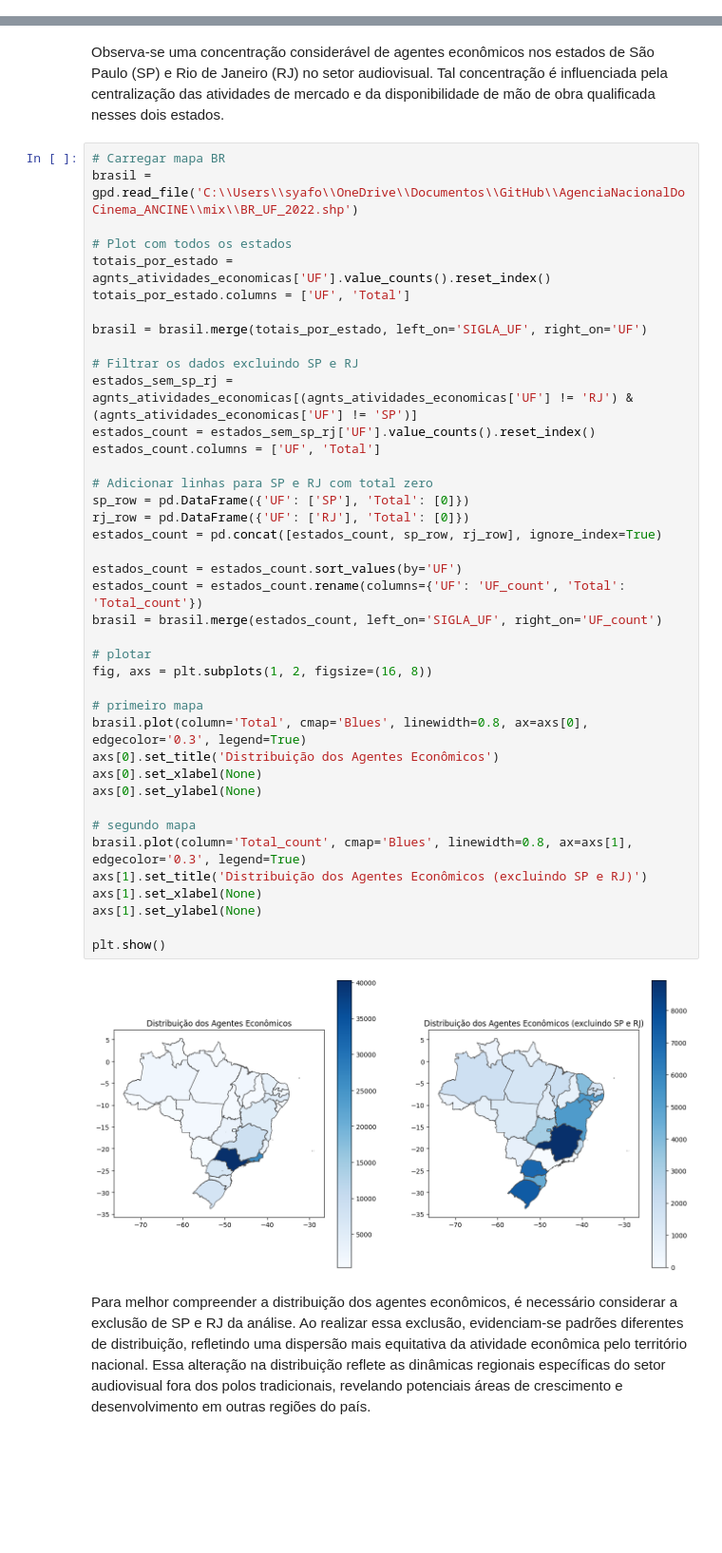
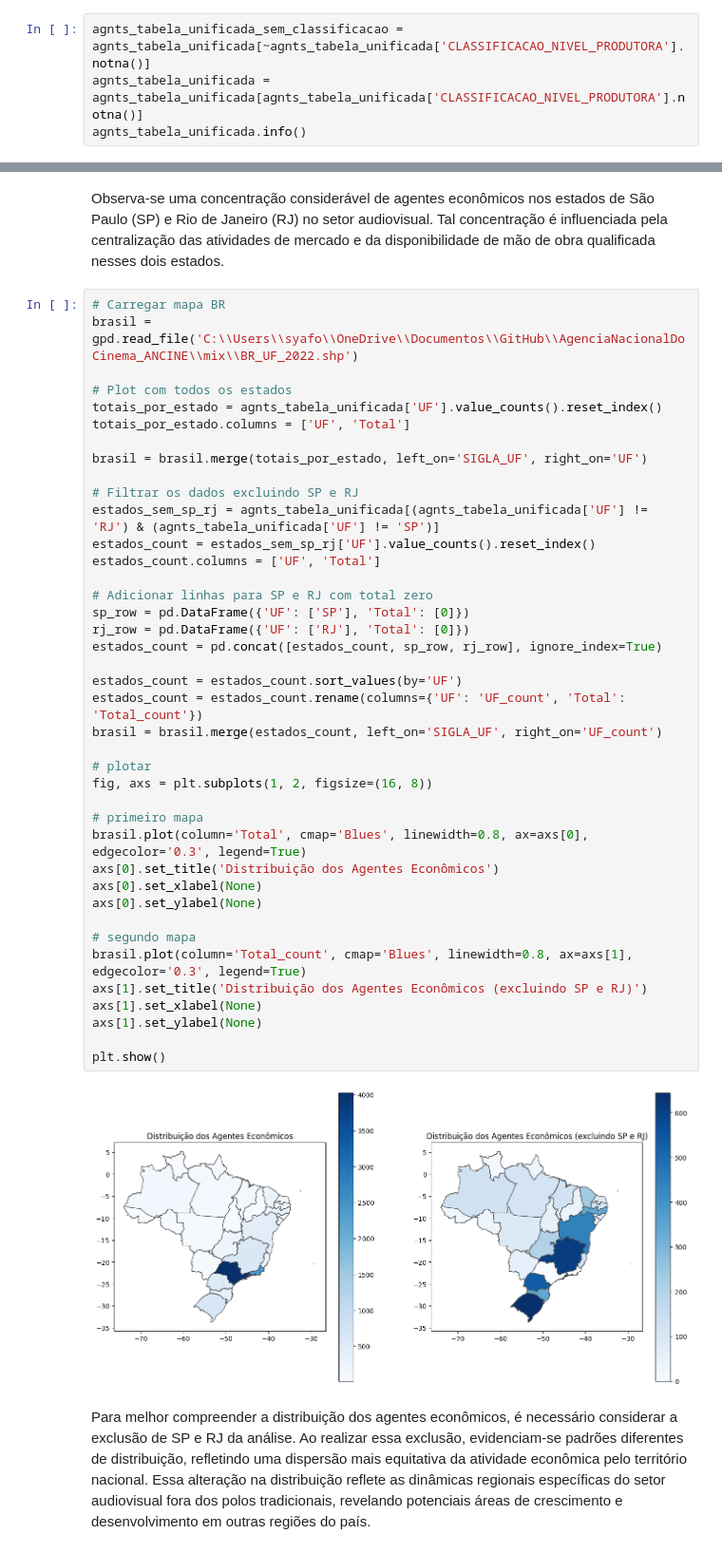
Before and after one commit to fonsecadados/AgenciaNacionalDoCinema_ANCINE, a Jupyter notebook: ANCINE_DesafiosEOportunidades.ipynb, the cells around one changed output, grey strips where cells are left out. Shown at 95% size. Drawn from its saved outputs; the diff is of its cells as text; blank space fills up the shorter version.

```diff
--- a/ANCINE_DesafiosEOportunidades.ipynb
+++ b/ANCINE_DesafiosEOportunidades.ipynb
@@ -138,0 +204,4 @@ max       57331.000000                 1.000000
+# %%
+agnts_tabela_unificada_sem_classificacao = agnts_tabela_unificada[~agnts_tabela_unificada['CLASSIFICACAO_NIVEL_PRODUTORA'].notna()]
+agnts_tabela_unificada = agnts_tabela_unificada[agnts_tabela_unificada['CLASSIFICACAO_NIVEL_PRODUTORA'].notna()]
+agnts_tabela_unificada.info()
@@ -190,42 +357,42 @@ Observa-se uma concentração considerável de agentes econômicos nos estados d
 brasil = gpd.read_file('C:\\Users\\syafo\\OneDrive\\Documentos\\GitHub\\AgenciaNacionalDoCinema_ANCINE\\mix\\BR_UF_2022.shp')
 
 # Plot com todos os estados
-totais_por_estado = agnts_atividades_economicas['UF'].value_counts().reset_index()
+totais_por_estado = agnts_tabela_unificada['UF'].value_counts().reset_index()
 totais_por_estado.columns = ['UF', 'Total']
 
 brasil = brasil.merge(totais_por_estado, left_on='SIGLA_UF', right_on='UF')
 
 # Filtrar os dados excluindo SP e RJ
-estados_sem_sp_rj = agnts_atividades_economicas[(agnts_atividades_economicas['UF'] != 'RJ') & (agnts_atividades_economicas['UF'] != 'SP')]
+estados_sem_sp_rj = agnts_tabela_unificada[(agnts_tabela_unificada['UF'] != 'RJ') & (agnts_tabela_unificada['UF'] != 'SP')]
 estados_count = estados_sem_sp_rj['UF'].value_counts().reset_index()
 estados_count.columns = ['UF', 'Total']
 
 # Adicionar linhas para SP e RJ com total zero
 sp_row = pd.DataFrame({'UF': ['SP'], 'Total': [0]})
 rj_row = pd.DataFrame({'UF': ['RJ'], 'Total': [0]})
 estados_count = pd.concat([estados_count, sp_row, rj_row], ignore_index=True)
 
 estados_count = estados_count.sort_values(by='UF')
 estados_count = estados_count.rename(columns={'UF': 'UF_count', 'Total': 'Total_count'})
 brasil = brasil.merge(estados_count, left_on='SIGLA_UF', right_on='UF_count')
 
 # plotar
 fig, axs = plt.subplots(1, 2, figsize=(16, 8))
 
 # primeiro mapa
 brasil.plot(column='Total', cmap='Blues', linewidth=0.8, ax=axs[0], edgecolor='0.3', legend=True)
 axs[0].set_title('Distribuição dos Agentes Econômicos')
 axs[0].set_xlabel(None)
 axs[0].set_ylabel(None)
 
 # segundo mapa
 brasil.plot(column='Total_count', cmap='Blues', linewidth=0.8, ax=axs[1], edgecolor='0.3', legend=True)
 axs[1].set_title('Distribuição dos Agentes Econômicos (excluindo SP e RJ)')
 axs[1].set_xlabel(None)
 axs[1].set_ylabel(None)
 
 plt.show()
 # %% [output]
-[figure, old version]
+[figure, new version]
 # %% [markdown]
 Para melhor compreender a distribuição dos agentes econômicos, é necessário considerar a exclusão de SP e RJ da análise. Ao realizar essa exclusão, evidenciam-se padrões diferentes de distribuição, refletindo uma dispersão mais equitativa da atividade econômica pelo território nacional. Essa alteração na distribuição reflete as dinâmicas regionais específicas do setor audiovisual fora dos polos tradicionais, revelando potenciais áreas de crescimento e desenvolvimento em outras regiões do país.
```
Also changed, not shown: parts of 34 cells of this notebook, 3 other files.
